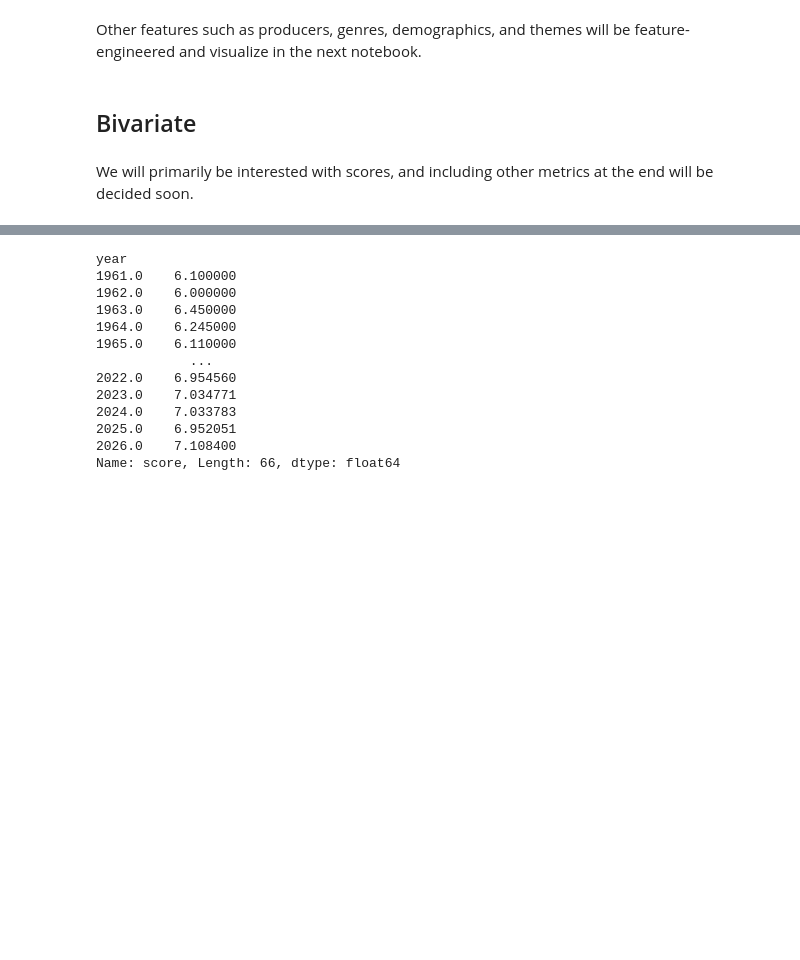
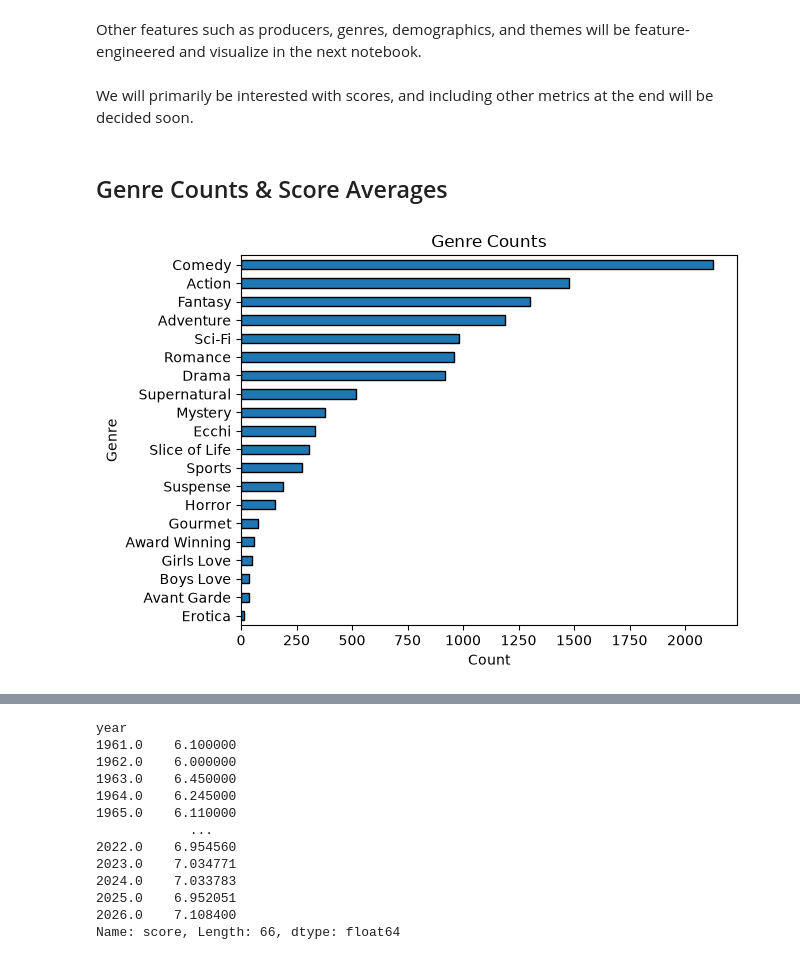
Before and after one commit to esan0983/FAL-Destroyer-3000, a Jupyter notebook: notebooks/02_eda.ipynb, the cells around one changed output, grey strips where cells are left out. Cells and saved outputs as stored; diff of their text form; code cells hidden in the pictures; blank space fills up the shorter version.

```diff
--- a/notebooks/02_eda.ipynb
+++ b/notebooks/02_eda.ipynb
@@ -6,7 +6,7 @@ import matplotlib.pyplot as plt
 import seaborn as sns
 import os
 # %%
-df = pd.read_csv("../data/processed/anime_data_1.csv")
+df = pd.read_parquet("../data/processed/anime_data_1.parquet")
 df.info()
 # %% [output]
 <class 'pandas.DataFrame'>
@@ -29,3 +28,0 @@ memory usage: 797.7 KB
-# %%
-df = df.drop(columns=['type'])
-df.info()
@@ -265,7 +242,16 @@ plt.show()
 There seems to be an emerging pattern in the metrics distribution, which is somewhat to be expected: it's normal to see bigger shows have proportionally bigger counts for specific metrics such as favorites, wc score, forum posts, etc.
 # %% [markdown]
 Other features such as producers, genres, demographics, and themes will be feature-engineered and visualize in the next notebook.
-# %% [markdown]
-## Bivariate
 # %% [markdown]
 We will primarily be interested with scores, and including other metrics at the end will be decided soon.
+# %% [markdown]
+## Genre Counts & Score Averages
+# %%
+genre_counts = df['genres'].explode().value_counts(ascending=True)
+genre_counts.plot(kind='barh', edgecolor='black')
+plt.title('Genre Counts')
+plt.xlabel('Count')
+plt.ylabel('Genre')
+plt.show()
+# %% [output]
+[figure, added]
```
Also changed, not shown: parts of 39 cells of this notebook, 11 other files.
